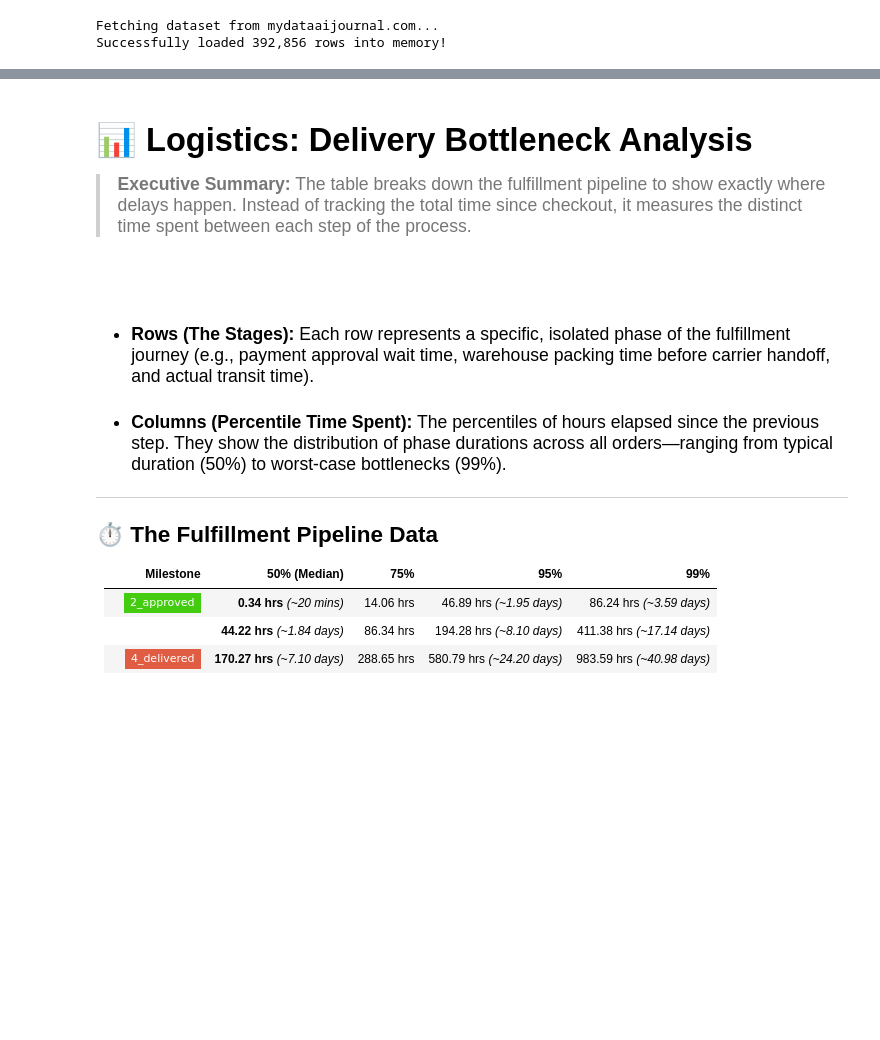
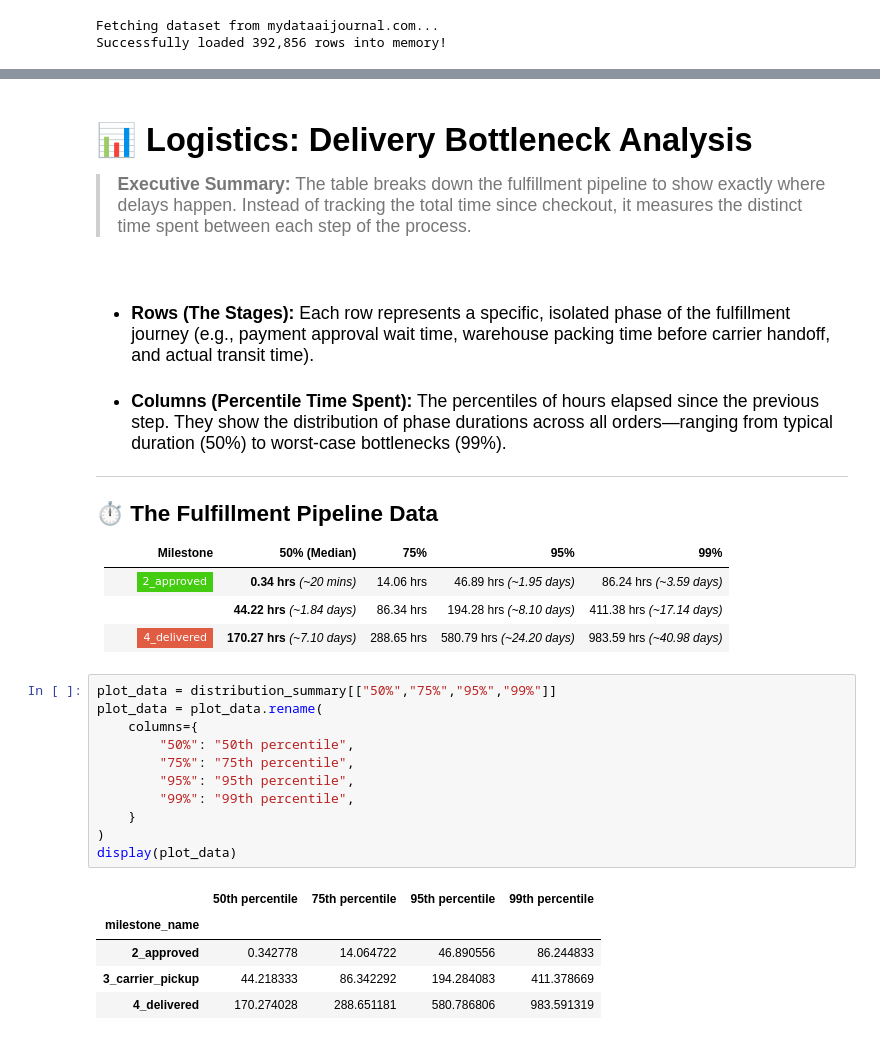
Before and after one commit to powernusa/olist-dbt-portfolio, a Jupyter notebook: consume_data/milestone_events.ipynb, the cells around one changed output, grey strips where cells are left out. Cells and saved outputs as stored; diff of their text form; badges without logos; blank space fills up the shorter version.

```diff
--- a/consume_data/milestone_events.ipynb
+++ b/consume_data/milestone_events.ipynb
@@ -104,7 +55,7 @@ distribution_summary
 
 > **Executive Summary:** The table breaks down the fulfillment pipeline to show exactly where delays happen. Instead of tracking the total time since checkout, it measures the distinct time spent between each step of the process.
 
-<br><br><br>
+<br><br>
 
 * **Rows (The Stages):** Each row represents a specific, isolated phase of the fulfillment journey (e.g., payment approval wait time, warehouse packing time before carrier handoff, and actual transit time). <br> <br>
 * **Columns (Percentile Time Spent):** The percentiles of hours elapsed since the previous step. They show the distribution of phase durations across all orders—ranging from typical duration (50%) to worst-case bottlenecks (99%).
@@ -115,7 +66,24 @@ distribution_summary
 | Milestone | 50% (Median) | 75% | 95% | 99% |
 | :--- | :--- | :--- | :--- | :--- |
 | ![Approved](https://img.shields.io/badge/-2__approved-success?style=flat-square) | **0.34 hrs** *(~20 mins)* | 14.06 hrs | 46.89 hrs *(~1.95 days)* | 86.24 hrs *(~3.59 days)* |
-| ![Carrier Pickup](https://img.shields.io/badge/-carrier__pickup-warning?style=flat-square) | **44.22 hrs** *(~1.84 days)* | 86.34 hrs | 194.28 hrs *(~8.10 days)* | 411.38 hrs *(~17.14 days)* |
+| ![Carrier Pickup](https://img.shields.io/badge/-3__carrier__pickup-warning?style=flat-square) | **44.22 hrs** *(~1.84 days)* | 86.34 hrs | 194.28 hrs *(~8.10 days)* | 411.38 hrs *(~17.14 days)* |
 | ![Delivered](https://img.shields.io/badge/-4__delivered-critical?style=flat-square) | **170.27 hrs** *(~7.10 days)*| 288.65 hrs | 580.79 hrs *(~24.20 days)* | 983.59 hrs *(~40.98 days)* |
 
 </div>
+# %%
+plot_data = distribution_summary[["50%","75%","95%","99%"]]
+plot_data = plot_data.rename(
+    columns={
+        "50%": "50th percentile",
+        "75%": "75th percentile",
+        "95%": "95th percentile",
+        "99%": "99th percentile",
+    }
+)
+display(plot_data)
+# %% [output]
+|  | 50th percentile | 75th percentile | 95th percentile | 99th percentile |
+| milestone_name |  |  |  |  |
+| 2_approved | 0.342778 | 14.064722 | 46.890556 | 86.244833 |
+| 3_carrier_pickup | 44.218333 | 86.342292 | 194.284083 | 411.378669 |
+| 4_delivered | 170.274028 | 288.651181 | 580.786806 | 983.591319 |
```
Also changed, not shown: parts of 7 cells of this notebook.
